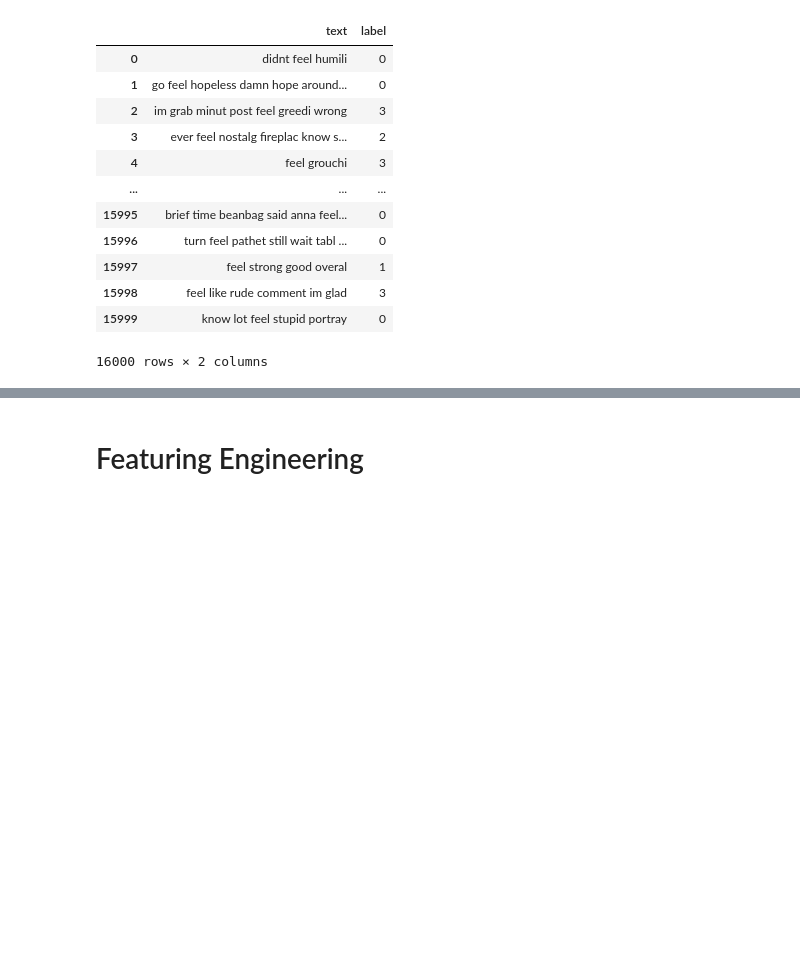
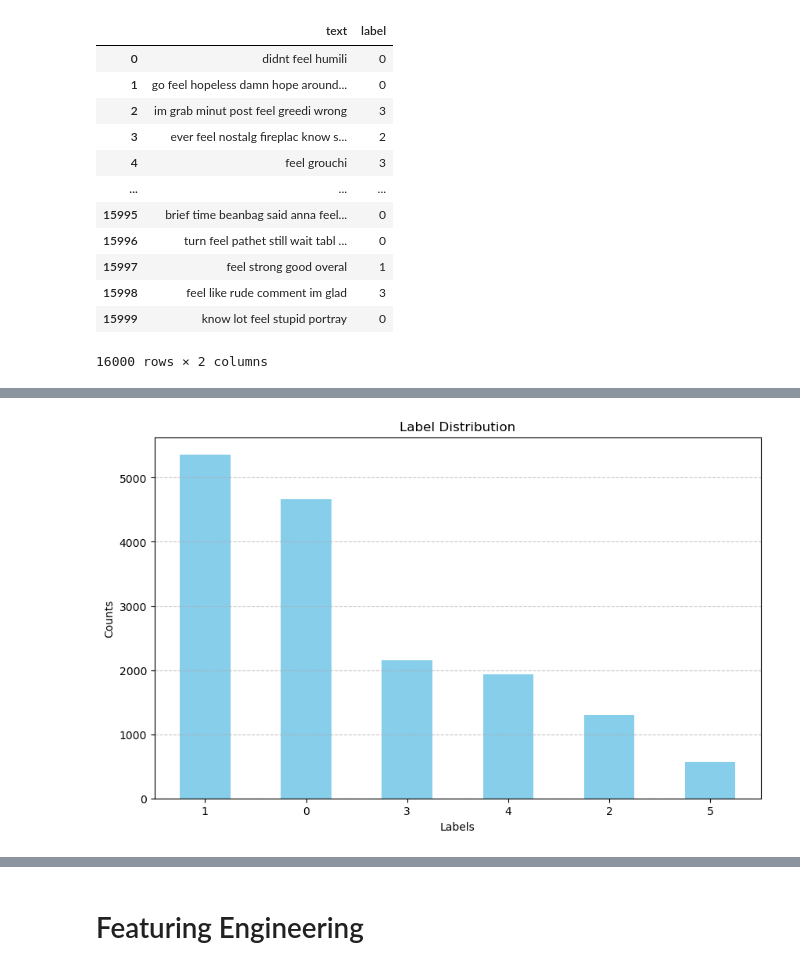
Before and after one commit to springboardmentor112/SentimentAnalysis-TextClassification, a Jupyter notebook: text classification.ipynb, the cells around one changed output, grey strips where cells are left out. Cells and saved outputs as stored; diff of their text form; code cells hidden in the pictures; blank space fills up the shorter version.

```diff
--- a/text classification.ipynb
+++ b/text classification.ipynb
@@ -138,3 +138,36 @@ df
 | 15998 | feel like rude comment im glad | 3 |
 | 15999 | know lot feel stupid portray | 0 |
 16000 rows × 2 columns
+# %%
+import pandas as pd
+
+df = pd.read_csv('Emotions_training.csv')
+
+#Display dataset
+print("Dataset:")
+print(df)
+
+#distribution of the 'label' column
+label_counts = df['label'].value_counts()
+
+#Display the label distribution
+print("\nLabel Distribution:")
+print(label_counts)
+
+# Determine if the dataset is balanced or imbalanced
+# Here, we define a threshold to consider a dataset as balanced
+# For instance, if the largest class is less than 1.5 times the size of the smallest class, we consider it balanced
+
+threshold = 1.5
+
+#Calculate the ratio of the largest class to the smallest class
+max_count = label_counts.max()
+min_count = label_counts.min()
+balance_ratio = max_count / min_count
+
+print("\nBalance Ratio:", balance_ratio)
+
+if balance_ratio <= threshold:
+    print("\nThe 'label' column is balanced.")
+else:
+    print("\nThe 'label' column is imbalanced.")
@@ -140,0 +192,13 @@ df
+# %%
+import matplotlib.pyplot as plt
+# Plotting the bar graph
+plt.figure(figsize=(10, 6))
+label_counts.plot(kind='bar', color='skyblue')
+plt.title('Label Distribution')
+plt.xlabel('Labels')
+plt.ylabel('Counts')
+plt.xticks(rotation=0) # Rotates the labels on x-axis to 0 degrees for better readability
+plt.grid(axis='y', linestyle='--', alpha=0.7)
+plt.show()
+# %% [output]
+[figure, added]
```
Also changed, not shown: parts of 3 cells of this notebook.
